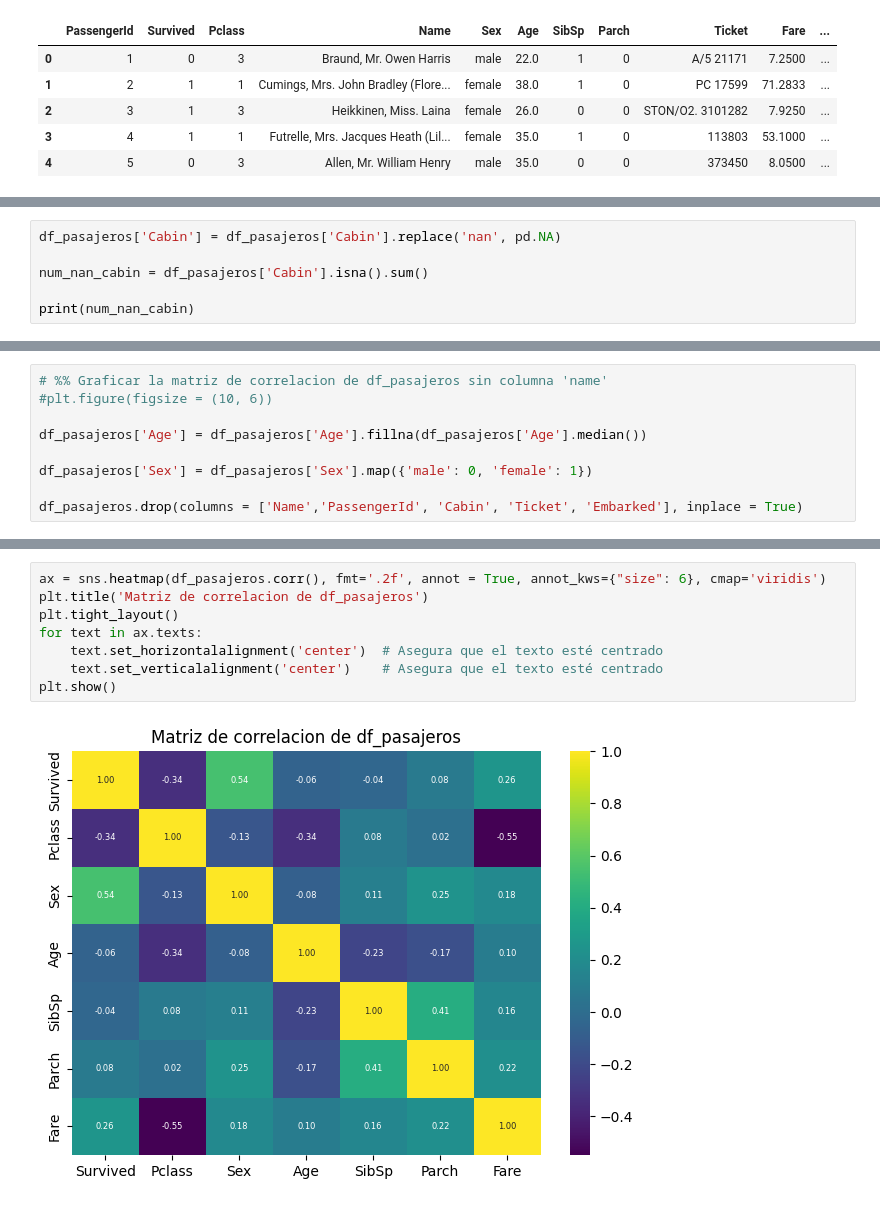
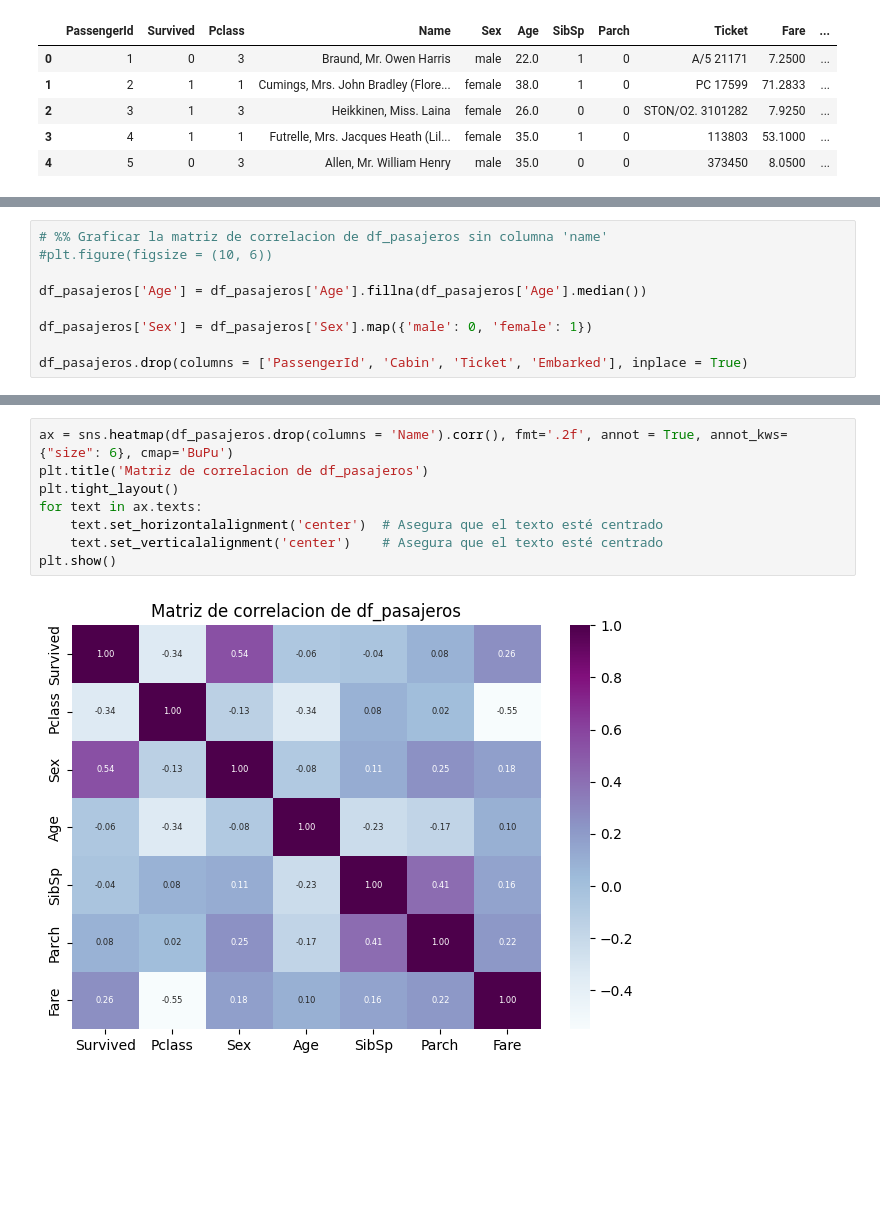
Before and after one commit to TauberF/AnalisisDeDatos, a Jupyter notebook: practico4/Titanic.ipynb, the cells around one changed output, grey strips where cells are left out. Cells and saved outputs as stored; diff of their text form; blank space fills up the shorter version.

```diff
--- a/practico4/Titanic.ipynb
+++ b/practico4/Titanic.ipynb
@@ -36,9 +56,3 @@ print(unique_cabins)
  'C45' 'E8' 'B101' 'D45' 'C46' 'D30' 'E121' 'D11' 'E77' 'F38' 'B3' 'D6'
  'B82 B84' 'D17' 'A36' 'B102' 'B69' 'E49' 'C47' 'D28' 'E17' 'A24' 'C50'
  'B42' 'C148']
-# %%
-df_pasajeros['Cabin'] = df_pasajeros['Cabin'].replace('nan', pd.NA)
-
-num_nan_cabin = df_pasajeros['Cabin'].isna().sum()
-
-print(num_nan_cabin)
@@ -52,7 +64,7 @@ df_pasajeros['Age'] = df_pasajeros['Age'].fillna(df_pasajeros['Age'].median())
 
 df_pasajeros['Sex'] = df_pasajeros['Sex'].map({'male': 0, 'female': 1})
 
-df_pasajeros.drop(columns = ['Name','PassengerId', 'Cabin', 'Ticket', 'Embarked'], inplace = True)
+df_pasajeros.drop(columns = ['PassengerId', 'Cabin', 'Ticket', 'Embarked'], inplace = True)
 # %%
 df_pasajeros
 # %% [output]
@@ -72,10 +84,10 @@ df_pasajeros
 # %%
-ax = sns.heatmap(df_pasajeros.corr(), fmt='.2f', annot = True, annot_kws={"size": 6}, cmap='viridis')
+ax = sns.heatmap(df_pasajeros.drop(columns = 'Name').corr(), fmt='.2f', annot = True, annot_kws={"size": 6}, cmap='BuPu')
 plt.title('Matriz de correlacion de df_pasajeros')
 plt.tight_layout()
 for text in ax.texts:
     text.set_horizontalalignment('center')  # Asegura que el texto esté centrado
     text.set_verticalalignment('center')    # Asegura que el texto esté centrado
 plt.show()
 # %% [output]
-[figure, old version]
+[figure, new version]
```
Also changed, not shown: parts of 13 cells of this notebook, 1 other file.
